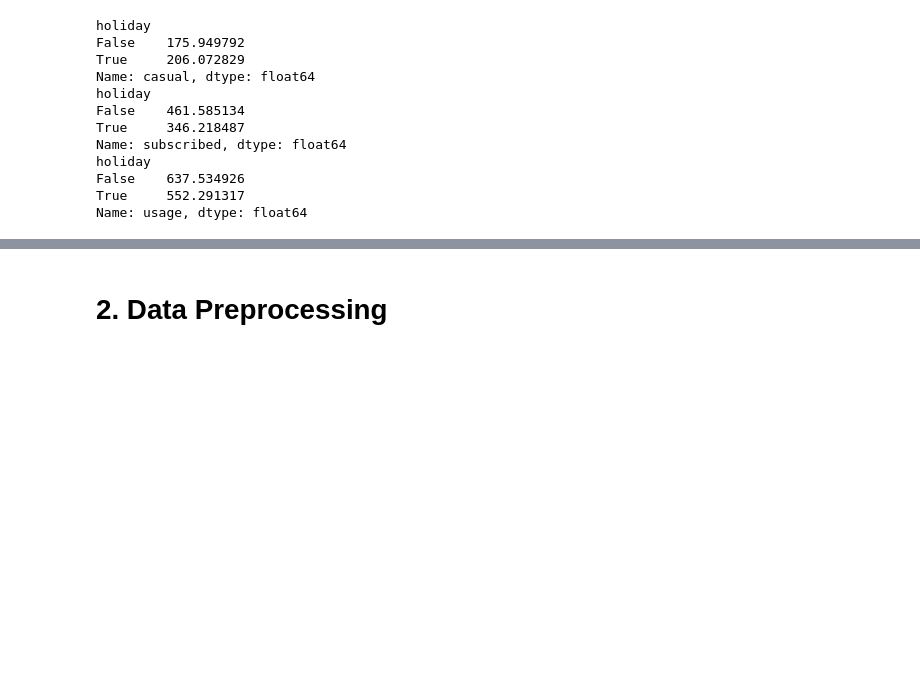
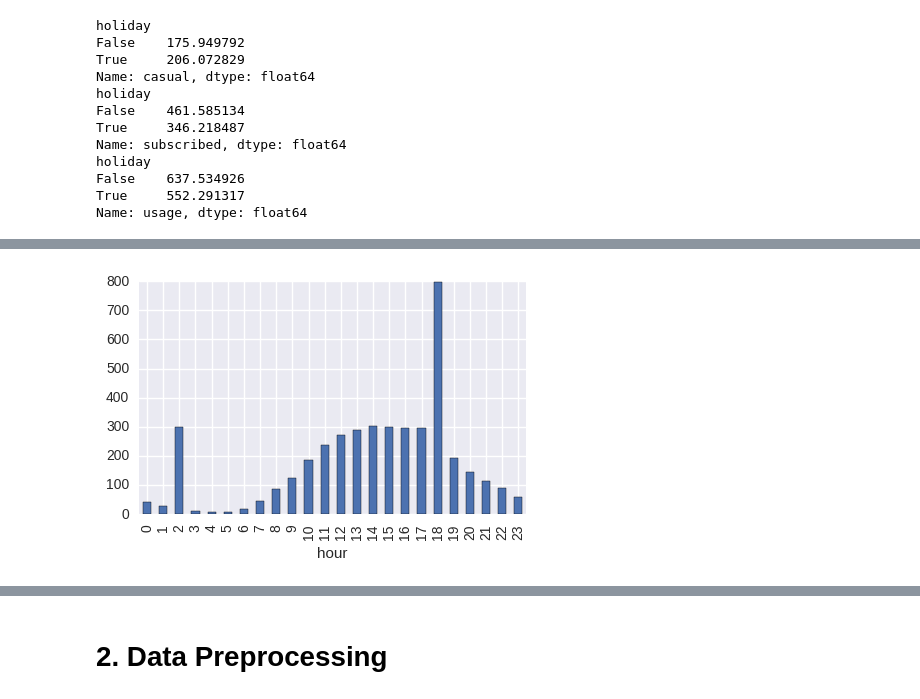
Before and after one commit to TimurKasatkin/kaggle_transport-usage-prediction, a Jupyter notebook: transport_usage_prediction.ipynb, the cells around one changed output, grey strips where cells are left out. Cells and saved outputs as stored; diff of their text form; code cells hidden in the pictures; blank space fills up the shorter version.

```diff
--- a/transport_usage_prediction.ipynb
+++ b/transport_usage_prediction.ipynb
@@ -73,0 +85,4 @@ train_df.corr()[:"wind_speed"]
+# %%
+train_df.pivot_table(values='casual',index='hour',aggfunc=np.mean).plot.bar();
+# %% [output]
+[figure, added]
```
Also changed, not shown: parts of 102 cells of this notebook.
